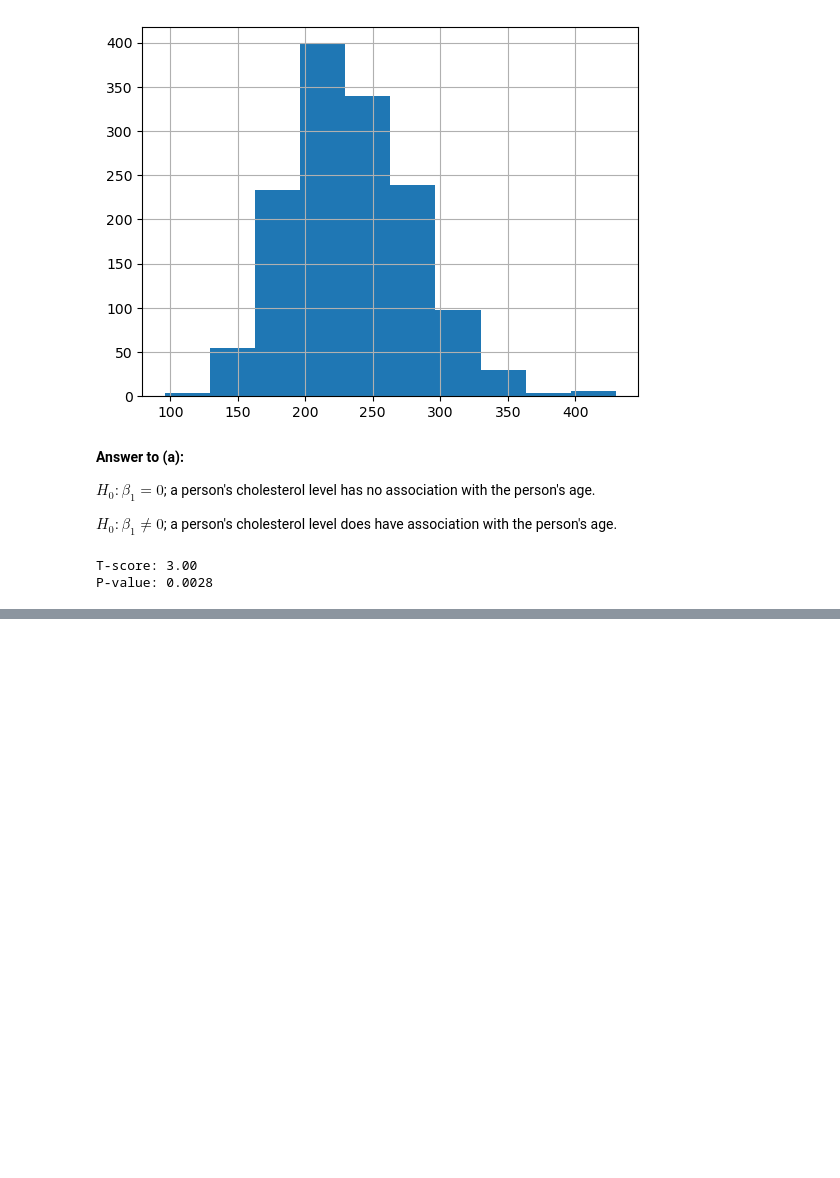
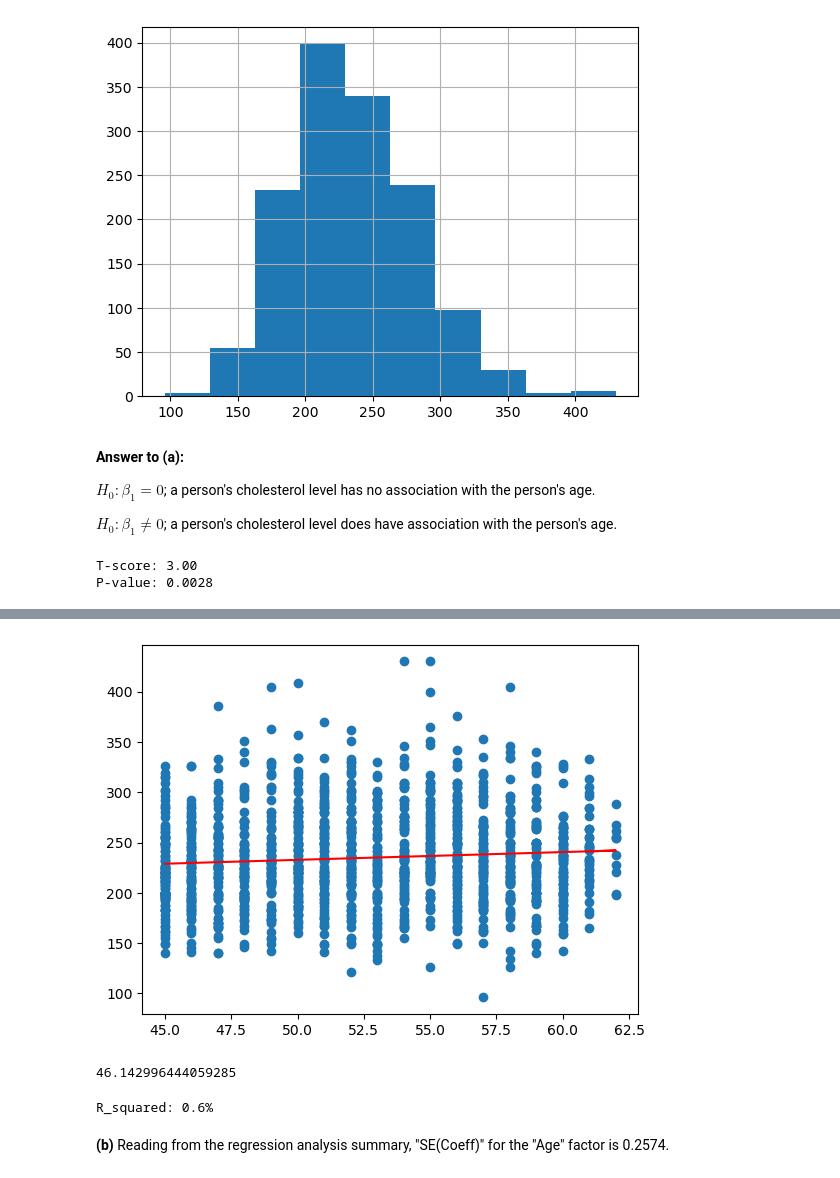
Before and after one commit to StephenDSNYC/IS5, a Jupyter notebook: exercise/ch20/ch20_cholesterol.ipynb, the cells around one changed output, grey strips where cells are left out. Cells and saved outputs as stored; diff of their text form; code cells hidden in the pictures; blank space fills up the shorter version.

```diff
--- a/exercise/ch20/ch20_cholesterol.ipynb
+++ b/exercise/ch20/ch20_cholesterol.ipynb
@@ -60,0 +104,16 @@ We tested the hypothesis, and we have the t-score with 3 standard errors. Such s
+# %%
+plt.scatter(age, cholesterol)
+plt.plot(age, cholesterol_hat, 'r-');
+# %% [output]
+[figure, added]
+# %%
+residuals.std()
+# %% [output]
+46.142996444059285
+# %%
+r = linmod.score(age, cholesterol)
+print(f'R_squared: {r * 100:.1f}%')
+# %% [output]
+R_squared: 0.6%
+# %% [markdown]
+**(b)**  Reading from the regression analysis summary, "SE(Coeff)" for the "Age" factor is 0.2574.
```
Also changed, not shown: parts of 11 cells of this notebook, 1 other file.
